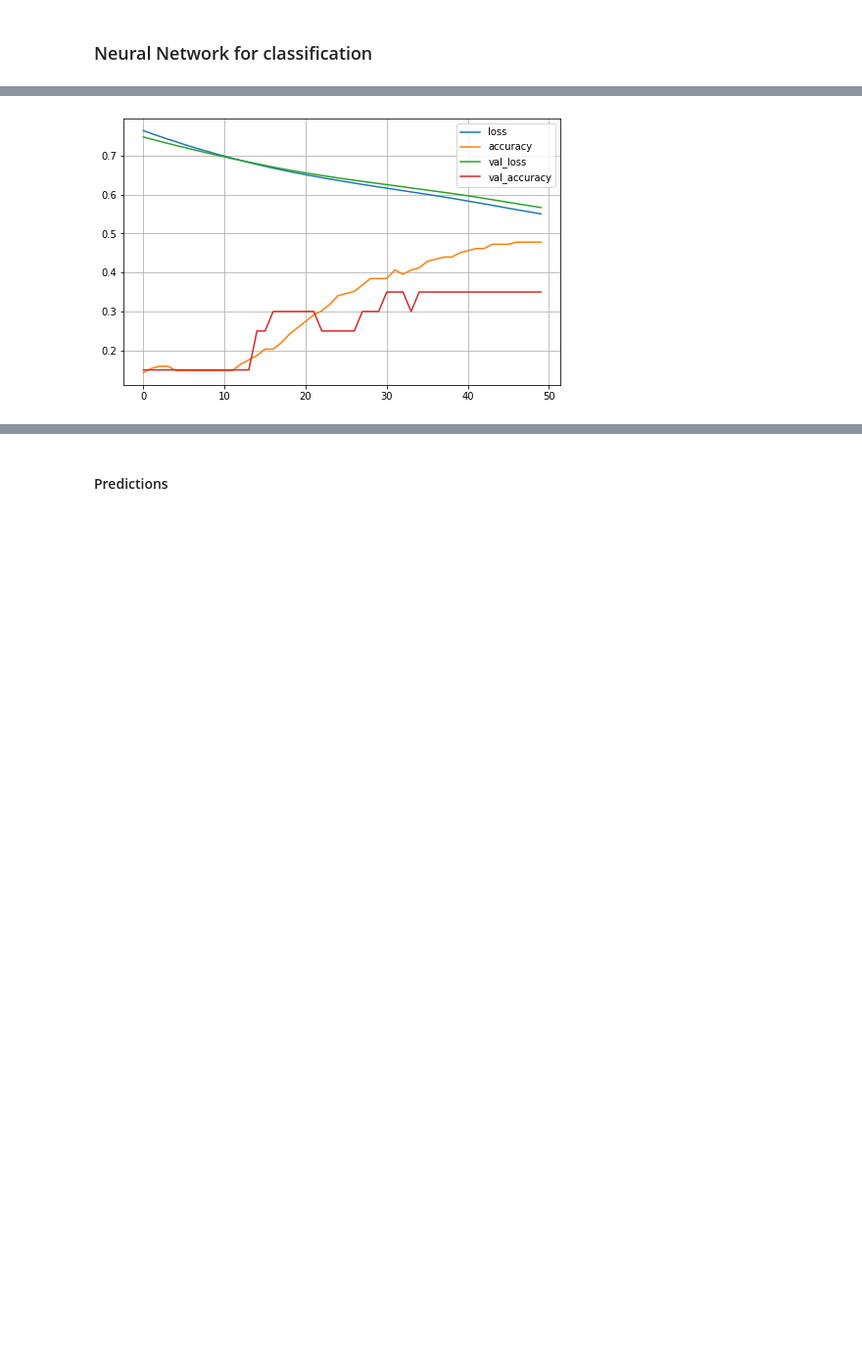
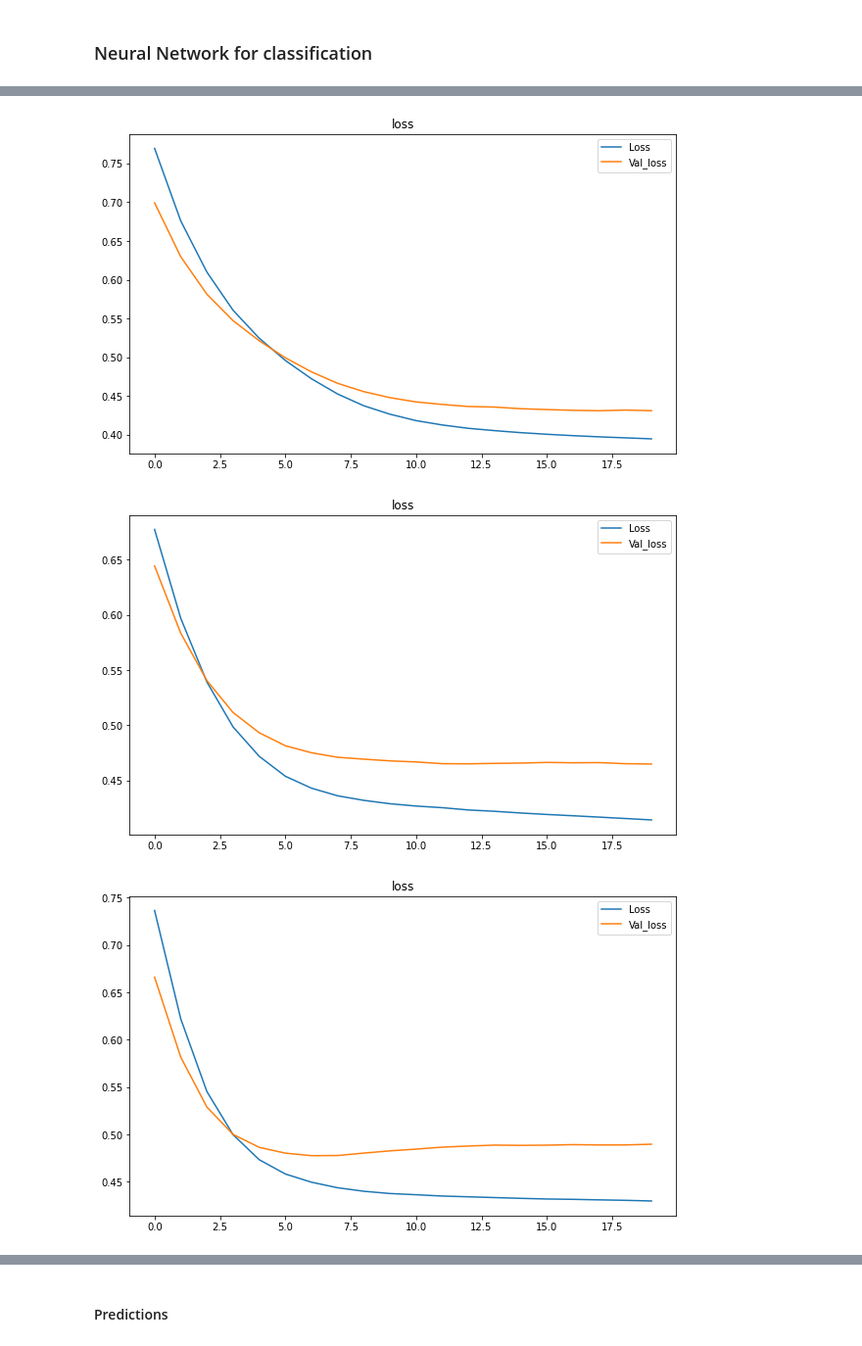
Before and after one commit to pierpaolododorico/five_personalities, a Jupyter notebook: notebook_project.ipynb, the cells around one changed output, grey strips where cells are left out. Shown at 98% size. Cells and saved outputs as stored; diff of their text form; code cells hidden in the pictures; blank space fills up the shorter version.

```diff
--- a/notebook_project.ipynb
+++ b/notebook_project.ipynb
@@ -692,19 +680,14 @@ WARNING:tensorflow:Please add `keras.layers.InputLayer` instead of `keras.Input`
 # %%
 tf.random.set_seed(42)
 
-model_2 = tf.keras.models.Sequential([
-    tf.keras.Input(shape=(10,)),
-    tf.keras.layers.Dense(16, activation="relu"),
-    tf.keras.layers.Dense(16, activation="relu"),
-    tf.keras.layers.Dense(5, activation="softmax")
-])
-
-model_2.compile(loss="binary_crossentropy",
+history_list = []
+for (i, model) in enumerate(models):
+    model.compile(loss="binary_crossentropy",
                 optimizer=tf.keras.optimizers.Adam(learning_rate=1e-4),
                 metrics=["accuracy"])
-
-history_2 = model_2.fit(x_fake_smalltrain, x_real_smalltrain_encoded[1], epochs=50,
-                    validation_data=(x_fake_val, x_real_val_encoded[1]), verbose=False)
-
-plot_learning_acc_and_loss(history_2)
+    with tf.device('/device:GPU:0'):
+        history = model.fit(x_fake_smalltrain, x_real_smalltrain_encoded[i], epochs=20,
+                    validation_data=(x_fake_val, x_real_val_encoded[i]), verbose = False)
+    plot_loss(history)
+    history_list.append(history)
 # %% [output]
@@ -714 +694,3 @@ WARNING:tensorflow:Please add `keras.layers.InputLayer` instead of `keras.Input`
-[figure, old version]
+[figure, new version]
+[figure, added]
+[figure, added]
```
Also changed, not shown: parts of 31 cells of this notebook.
